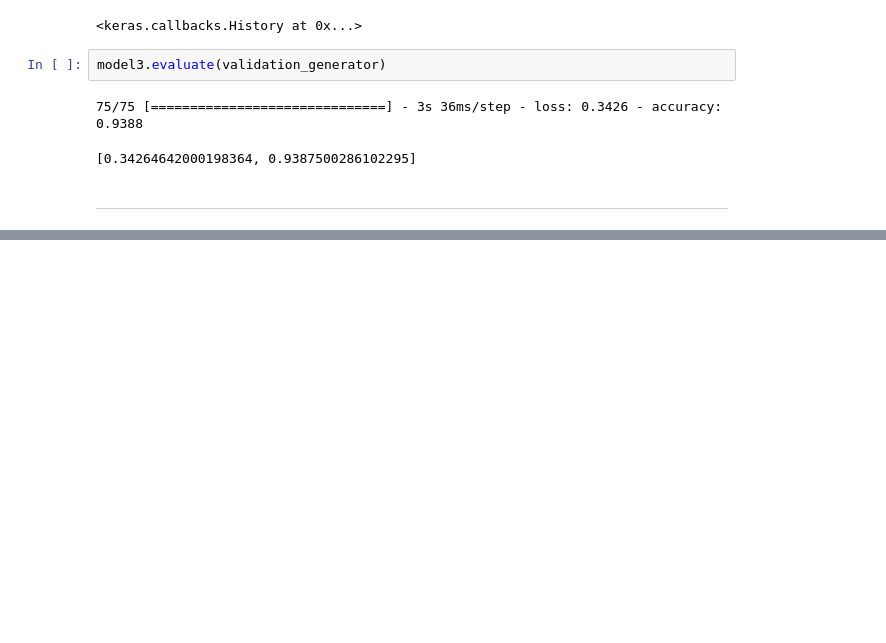
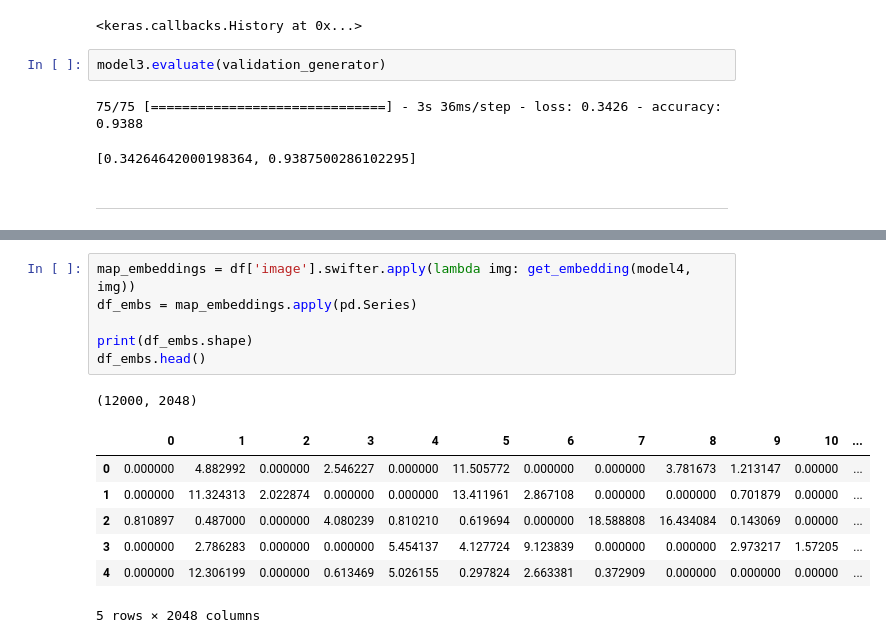
Before and after one commit to dauuuum/Image-Retrieval, a Jupyter notebook: AI_03_정다움_Section4.ipynb, the cells around one changed output, grey strips where cells are left out. Cells and saved outputs as stored; diff of their text form; blank space fills up the shorter version.

```diff
--- a/AI_03_정다움_Section4.ipynb
+++ b/AI_03_정다움_Section4.ipynb
@@ -290,0 +396,15 @@ model3.evaluate(validation_generator)
+# %%
+map_embeddings = df['image'].swifter.apply(lambda img: get_embedding(model4, img))
+df_embs = map_embeddings.apply(pd.Series)
+
+print(df_embs.shape)
+df_embs.head()
+# %% [output]
+(12000, 2048)
+|  | 0 | 1 | 2 | 3 | 4 | 5 | 6 | 7 | 8 | 9 | 10 | ... |
+| 0 | 0.000000 | 4.882992 | 0.000000 | 2.546227 | 0.000000 | 11.505772 | 0.000000 | 0.000000 | 3.781673 | 1.213147 | 0.00000 | ... |
+| 1 | 0.000000 | 11.324313 | 2.022874 | 0.000000 | 0.000000 | 13.411961 | 2.867108 | 0.000000 | 0.000000 | 0.701879 | 0.00000 | ... |
+| 2 | 0.810897 | 0.487000 | 0.000000 | 4.080239 | 0.810210 | 0.619694 | 0.000000 | 18.588808 | 16.434084 | 0.143069 | 0.00000 | ... |
+| 3 | 0.000000 | 2.786283 | 0.000000 | 0.000000 | 5.454137 | 4.127724 | 9.123839 | 0.000000 | 0.000000 | 2.973217 | 1.57205 | ... |
+| 4 | 0.000000 | 12.306199 | 0.000000 | 0.613469 | 5.026155 | 0.297824 | 2.663381 | 0.372909 | 0.000000 | 0.000000 | 0.00000 | ... |
+5 rows × 2048 columns
```
Also changed, not shown: parts of 14 cells of this notebook.
